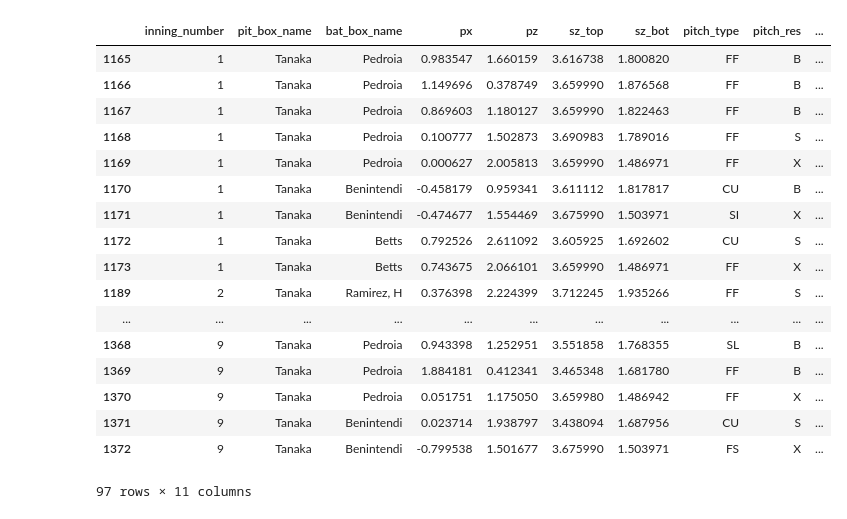
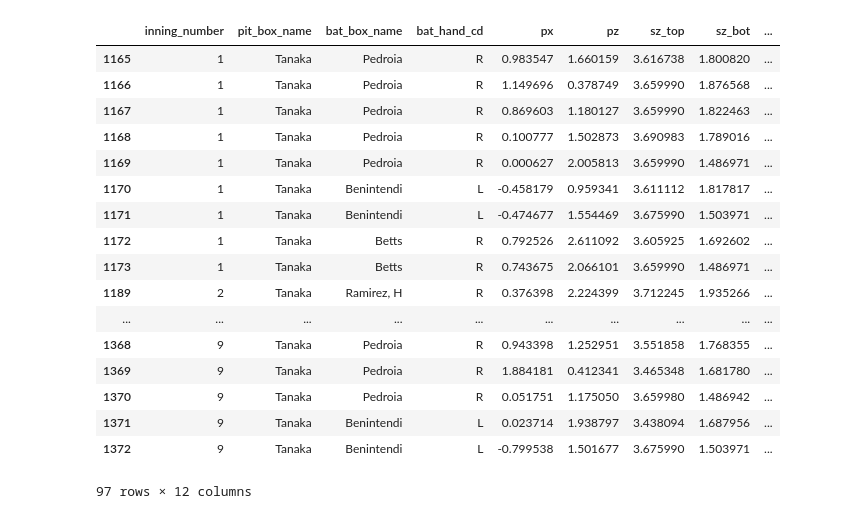
Before and after one commit to tunanosuke/baseball_hack, a Jupyter notebook: code/tanaka_shutout_vs_redsox.ipynb, the cells around one changed output. Drawn from its saved outputs; the diff is of its cells as text; code cells hidden in the pictures.

```diff
--- a/code/tanaka_shutout_vs_redsox.ipynb
+++ b/code/tanaka_shutout_vs_redsox.ipynb
@@ -7,26 +7,26 @@ from collections import OrderedDict
 # %%
 data = pd.read_csv("../data/mlbam_pitch_20170427.csv").query("pit_box_name=='Tanaka'")
 # %%
-data[['inning_number', 'pit_box_name', 'bat_box_name', 'px', 'pz', 'sz_top', 'sz_bot', 'pitch_type', 'pitch_res', 'start_speed', 'pitch_des']]
+data[['inning_number', 'pit_box_name', 'bat_box_name', 'bat_hand_cd', 'px', 'pz', 'sz_top', 'sz_bot', 'pitch_type', 'pitch_res', 'start_speed', 'pitch_des']]
 # %% [output]
-|  | inning_number | pit_box_name | bat_box_name | px | pz | sz_top | sz_bot | pitch_type | pitch_res | ... |
-| 1165 | 1 | Tanaka | Pedroia | 0.983547 | 1.660159 | 3.616738 | 1.800820 | FF | B | ... |
-| 1166 | 1 | Tanaka | Pedroia | 1.149696 | 0.378749 | 3.659990 | 1.876568 | FF | B | ... |
-| 1167 | 1 | Tanaka | Pedroia | 0.869603 | 1.180127 | 3.659990 | 1.822463 | FF | B | ... |
-| 1168 | 1 | Tanaka | Pedroia | 0.100777 | 1.502873 | 3.690983 | 1.789016 | FF | S | ... |
-| 1169 | 1 | Tanaka | Pedroia | 0.000627 | 2.005813 | 3.659990 | 1.486971 | FF | X | ... |
-| 1170 | 1 | Tanaka | Benintendi | -0.458179 | 0.959341 | 3.611112 | 1.817817 | CU | B | ... |
-| 1171 | 1 | Tanaka | Benintendi | -0.474677 | 1.554469 | 3.675990 | 1.503971 | SI | X | ... |
-| 1172 | 1 | Tanaka | Betts | 0.792526 | 2.611092 | 3.605925 | 1.692602 | CU | S | ... |
-| 1173 | 1 | Tanaka | Betts | 0.743675 | 2.066101 | 3.659990 | 1.486971 | FF | X | ... |
-| 1189 | 2 | Tanaka | Ramirez, H | 0.376398 | 2.224399 | 3.712245 | 1.935266 | FF | S | ... |
-| ... | ... | ... | ... | ... | ... | ... | ... | ... | ... | ... |
-| 1368 | 9 | Tanaka | Pedroia | 0.943398 | 1.252951 | 3.551858 | 1.768355 | SL | B | ... |
-| 1369 | 9 | Tanaka | Pedroia | 1.884181 | 0.412341 | 3.465348 | 1.681780 | FF | B | ... |
-| 1370 | 9 | Tanaka | Pedroia | 0.051751 | 1.175050 | 3.659980 | 1.486942 | FF | X | ... |
-| 1371 | 9 | Tanaka | Benintendi | 0.023714 | 1.938797 | 3.438094 | 1.687956 | CU | S | ... |
-| 1372 | 9 | Tanaka | Benintendi | -0.799538 | 1.501677 | 3.675990 | 1.503971 | FS | X | ... |
+|  | inning_number | pit_box_name | bat_box_name | bat_hand_cd | px | pz | sz_top | sz_bot | ... |
+| 1165 | 1 | Tanaka | Pedroia | R | 0.983547 | 1.660159 | 3.616738 | 1.800820 | ... |
+| 1166 | 1 | Tanaka | Pedroia | R | 1.149696 | 0.378749 | 3.659990 | 1.876568 | ... |
+| 1167 | 1 | Tanaka | Pedroia | R | 0.869603 | 1.180127 | 3.659990 | 1.822463 | ... |
+| 1168 | 1 | Tanaka | Pedroia | R | 0.100777 | 1.502873 | 3.690983 | 1.789016 | ... |
+| 1169 | 1 | Tanaka | Pedroia | R | 0.000627 | 2.005813 | 3.659990 | 1.486971 | ... |
+| 1170 | 1 | Tanaka | Benintendi | L | -0.458179 | 0.959341 | 3.611112 | 1.817817 | ... |
+| 1171 | 1 | Tanaka | Benintendi | L | -0.474677 | 1.554469 | 3.675990 | 1.503971 | ... |
+| 1172 | 1 | Tanaka | Betts | R | 0.792526 | 2.611092 | 3.605925 | 1.692602 | ... |
+| 1173 | 1 | Tanaka | Betts | R | 0.743675 | 2.066101 | 3.659990 | 1.486971 | ... |
+| 1189 | 2 | Tanaka | Ramirez, H | R | 0.376398 | 2.224399 | 3.712245 | 1.935266 | ... |
+| ... | ... | ... | ... | ... | ... | ... | ... | ... | ... |
+| 1368 | 9 | Tanaka | Pedroia | R | 0.943398 | 1.252951 | 3.551858 | 1.768355 | ... |
+| 1369 | 9 | Tanaka | Pedroia | R | 1.884181 | 0.412341 | 3.465348 | 1.681780 | ... |
+| 1370 | 9 | Tanaka | Pedroia | R | 0.051751 | 1.175050 | 3.659980 | 1.486942 | ... |
+| 1371 | 9 | Tanaka | Benintendi | L | 0.023714 | 1.938797 | 3.438094 | 1.687956 | ... |
+| 1372 | 9 | Tanaka | Benintendi | L | -0.799538 | 1.501677 | 3.675990 | 1.503971 | ... |
-97 rows × 11 columns
+97 rows × 12 columns
 # %%
 inning = 1
 batter = "Pedroia"
```
Also changed, not shown: parts of 1 cell of this notebook.
